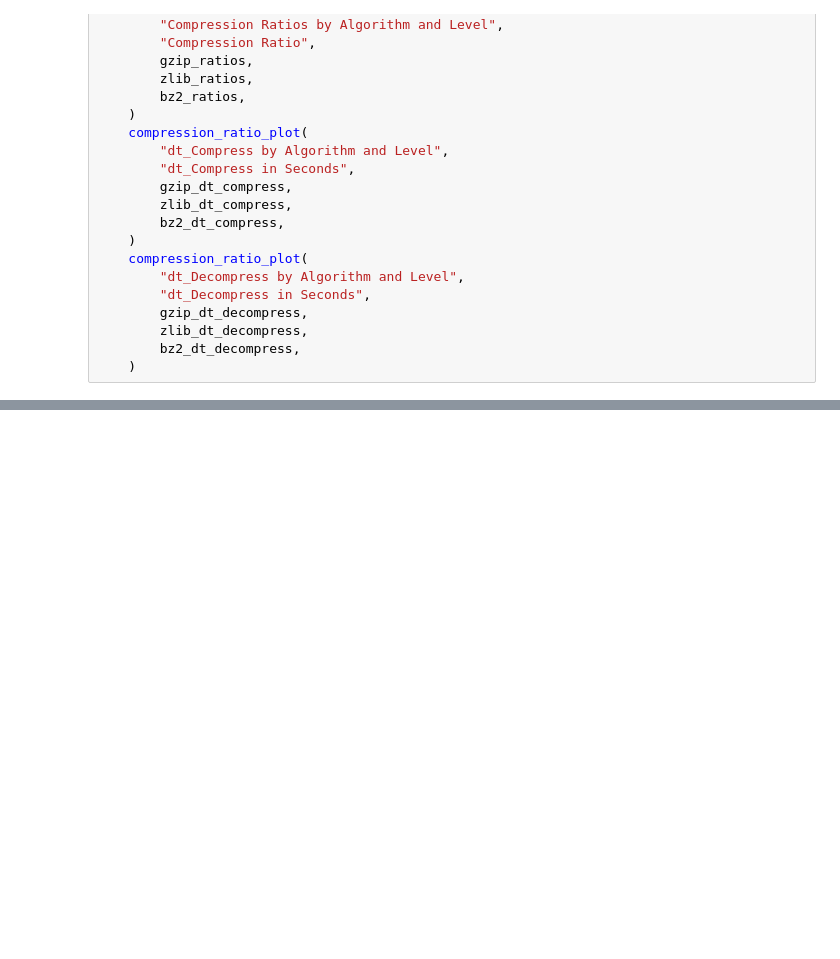
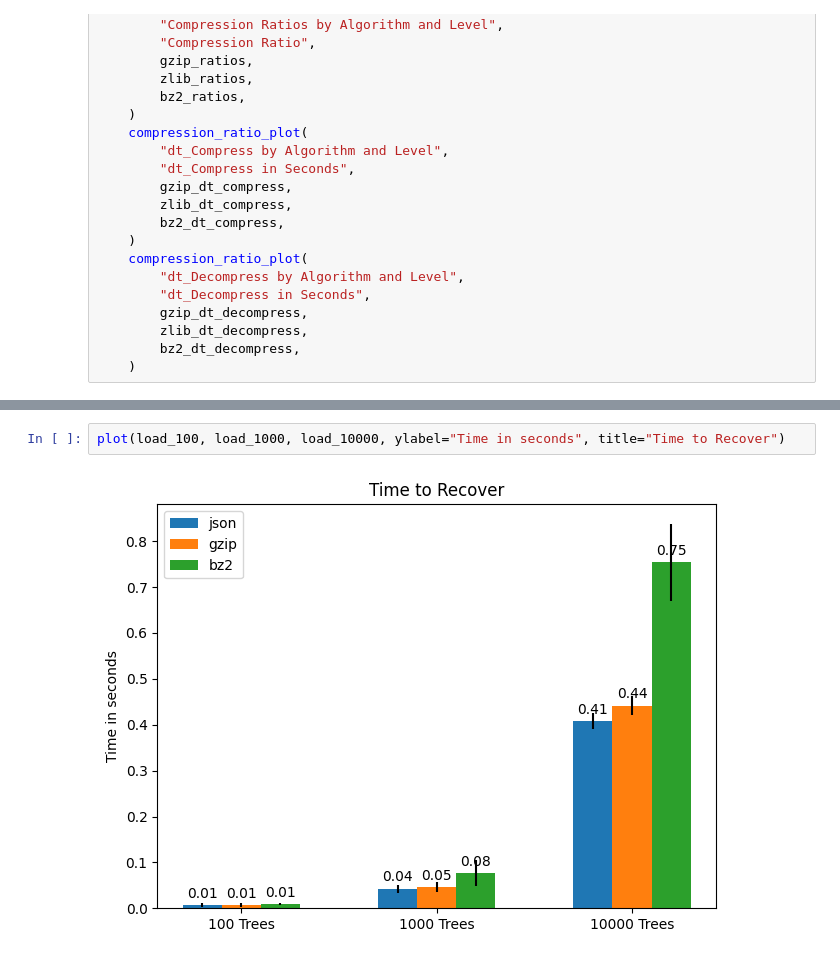
Before and after one commit to dkuska/tree-ensemble-model-management, a Jupyter notebook: compression/naive_compression.ipynb, the cells around one changed output, grey strips where cells are left out. Saved outputs shown, nothing was run; the diff lists cells and outputs as text; blank space fills up the shorter version.

```diff
--- a/compression/naive_compression.ipynb
+++ b/compression/naive_compression.ipynb
@@ -147,0 +374,4 @@ compression_wrapper(xgboost_path)
+# %%
+plot(load_100, load_1000, load_10000, ylabel="Time in seconds", title="Time to Recover")
+# %% [output]
+[figure, added]
```
Also changed, not shown: parts of 16 cells of this notebook, 7 other files.
